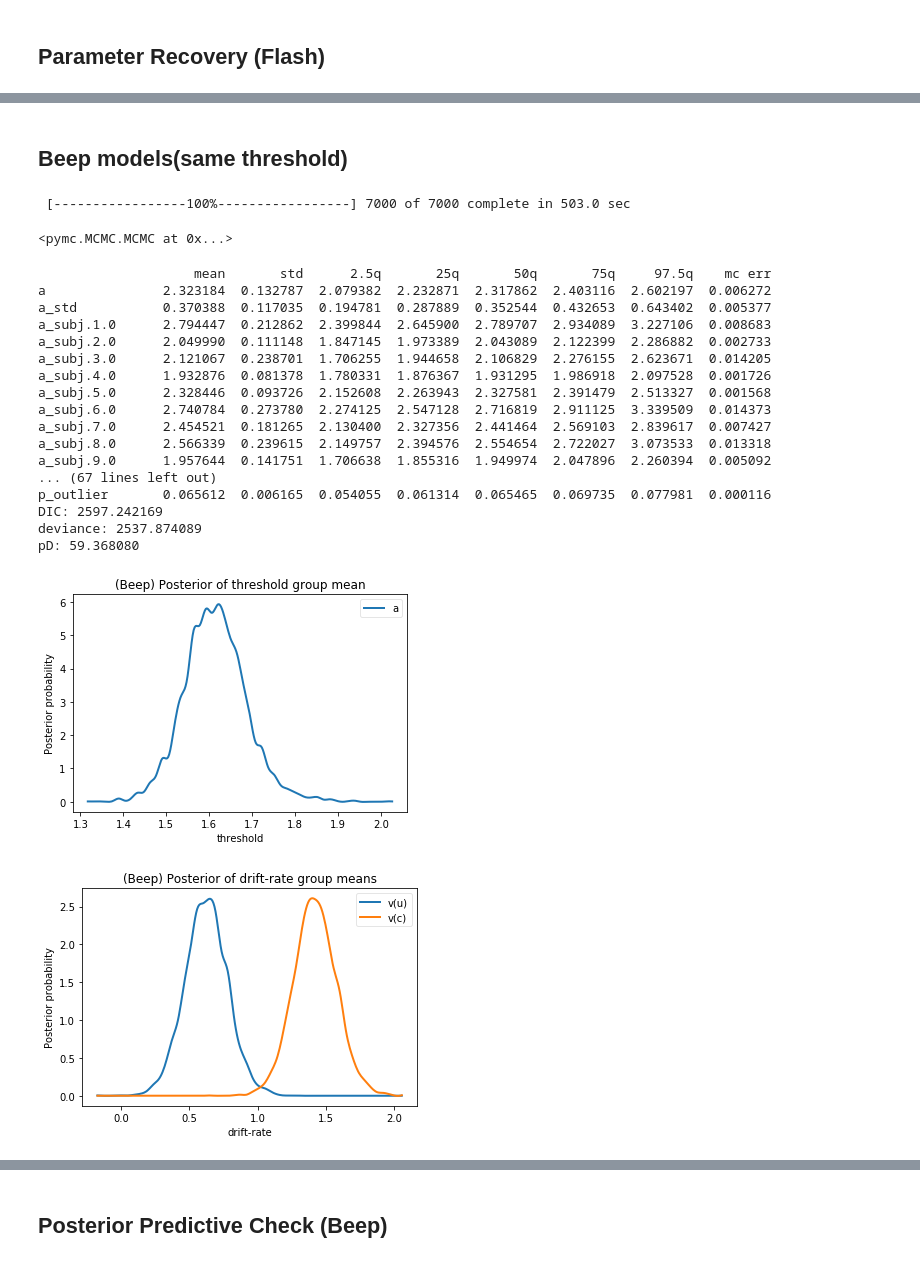
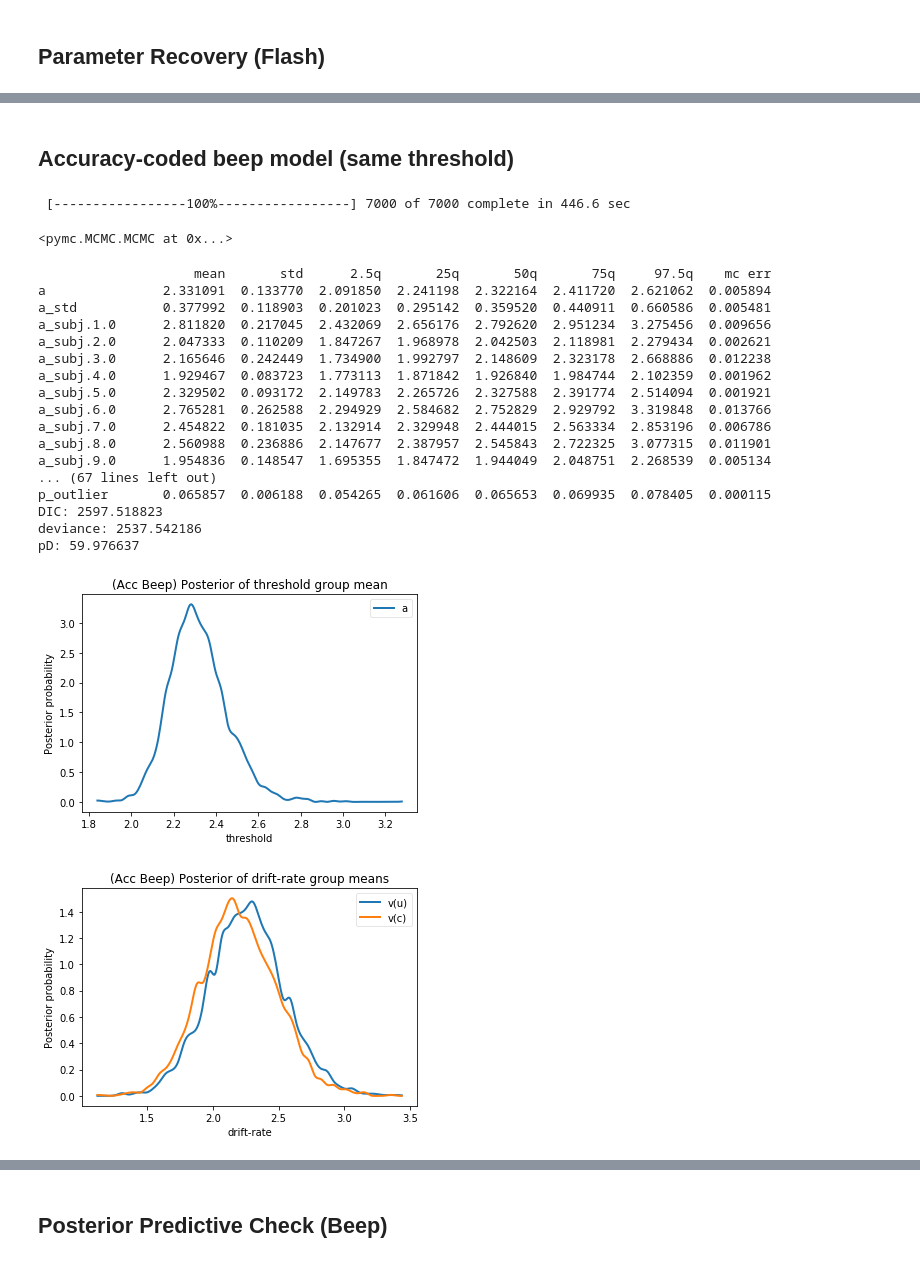
Before and after one commit to chauedwin/NumerosityHDDM, a Jupyter notebook: ExpResults.ipynb, the cells around one changed output, grey strips where cells are left out. Saved outputs shown, nothing was run; the diff lists cells and outputs as text; code cells hidden in the pictures.

Commit message:
updated models

```diff
--- a/ExpResults.ipynb
+++ b/ExpResults.ipynb
@@ -390,50 +649,50 @@ fparamrec.sample(7000, burn=500)
 # %% [markdown]
-## Beep models(same threshold)
+## Accuracy-coded beep model (same threshold)
 # %%
-beep_acc = hddm.HDDM(model_b, include=['a', 'v', 't', 'p_outlier'], depends_on={'v': ['type'], 't': ['type']})
+beep_acc = hddm.HDDM(model_b, include=['p_outlier'], depends_on={'v': ['type'], 't': ['type']})
 beep_acc.sample(7000, burn=500)
 # %% [output]
- [-----------------100%-----------------] 7000 of 7000 complete in 503.0 sec
+ [-----------------100%-----------------] 7000 of 7000 complete in 446.6 sec
 <pymc.MCMC.MCMC at 0x...>
 # %%
 beep_acc.print_stats()
 #unif_acc.plot_posteriors()
 # %% [output]
                     mean       std      2.5q       25q       50q       75q     97.5q    mc err
-a               2.323184  0.132787  2.079382  2.232871  2.317862  2.403116  2.602197  0.006272
-a_std           0.370388  0.117035  0.194781  0.287889  0.352544  0.432653  0.643402  0.005377
-a_subj.1.0      2.794447  0.212862  2.399844  2.645900  2.789707  2.934089  3.227106  0.008683
-a_subj.2.0      2.049990  0.111148  1.847145  1.973389  2.043089  2.122399  2.286882  0.002733
-a_subj.3.0      2.121067  0.238701  1.706255  1.944658  2.106829  2.276155  2.623671  0.014205
-a_subj.4.0      1.932876  0.081378  1.780331  1.876367  1.931295  1.986918  2.097528  0.001726
-a_subj.5.0      2.328446  0.093726  2.152608  2.263943  2.327581  2.391479  2.513327  0.001568
-a_subj.6.0      2.740784  0.273780  2.274125  2.547128  2.716819  2.911125  3.339509  0.014373
-a_subj.7.0      2.454521  0.181265  2.130400  2.327356  2.441464  2.569103  2.839617  0.007427
-a_subj.8.0      2.566339  0.239615  2.149757  2.394576  2.554654  2.722027  3.073533  0.013318
-a_subj.9.0      1.957644  0.141751  1.706638  1.855316  1.949974  2.047896  2.260394  0.005092
+a               2.331091  0.133770  2.091850  2.241198  2.322164  2.411720  2.621062  0.005894
+a_std           0.377992  0.118903  0.201023  0.295142  0.359520  0.440911  0.660586  0.005481
+a_subj.1.0      2.811820  0.217045  2.432069  2.656176  2.792620  2.951234  3.275456  0.009656
+a_subj.2.0      2.047333  0.110209  1.847267  1.968978  2.042503  2.118981  2.279434  0.002621
+a_subj.3.0      2.165646  0.242449  1.734900  1.992797  2.148609  2.323178  2.668886  0.012238
+a_subj.4.0      1.929467  0.083723  1.773113  1.871842  1.926840  1.984744  2.102359  0.001962
+a_subj.5.0      2.329502  0.093172  2.149783  2.265726  2.327588  2.391774  2.514094  0.001921
+a_subj.6.0      2.765281  0.262588  2.294929  2.584682  2.752829  2.929792  3.319848  0.013766
+a_subj.7.0      2.454822  0.181035  2.132914  2.329948  2.444015  2.563334  2.853196  0.006786
+a_subj.8.0      2.560988  0.236886  2.147677  2.387957  2.545843  2.722325  3.077315  0.011901
+a_subj.9.0      1.954836  0.148547  1.695355  1.847472  1.944049  2.048751  2.268539  0.005134
 ... (67 lines left out)
-p_outlier       0.065612  0.006165  0.054055  0.061314  0.065465  0.069735  0.077981  0.000116
-DIC: 2597.242169
-deviance: 2537.874089
-pD: 59.368080
+p_outlier       0.065857  0.006188  0.054265  0.061606  0.065653  0.069935  0.078405  0.000115
+DIC: 2597.518823
+deviance: 2537.542186
+pD: 59.976637
 # %%
 a = beep_acc.nodes_db.node['a']
 hddm.analyze.plot_posterior_nodes([a])
 plt.xlabel('threshold')
 plt.ylabel('Posterior probability')
-plt.title('(Beep) Posterior of threshold group mean')
+plt.title('(Acc Beep) Posterior of threshold group mean')
 plt.show()
 # %% [output]
-[figure, old version]
+[figure, new version]
 # %%
 v_u, v_c = beep_acc.nodes_db.node[['v(u)', 'v(c)']]
 hddm.analyze.plot_posterior_nodes([v_u, v_c])
 plt.xlabel('drift-rate')
 plt.ylabel('Posterior probability')
-plt.title('(Beep) Posterior of drift-rate group means')
+plt.title('(Acc Beep) Posterior of drift-rate group means')
 plt.show()
 # %% [output]
-[figure, old version]
+[figure, new version]
 # %%
 t_u, t_c = beep_acc.nodes_db.node[['t(u)', 't(c)']]
 hddm.analyze.plot_posterior_nodes([t_u, t_c])
```
Also changed, not shown: parts of 98 cells of this notebook.
